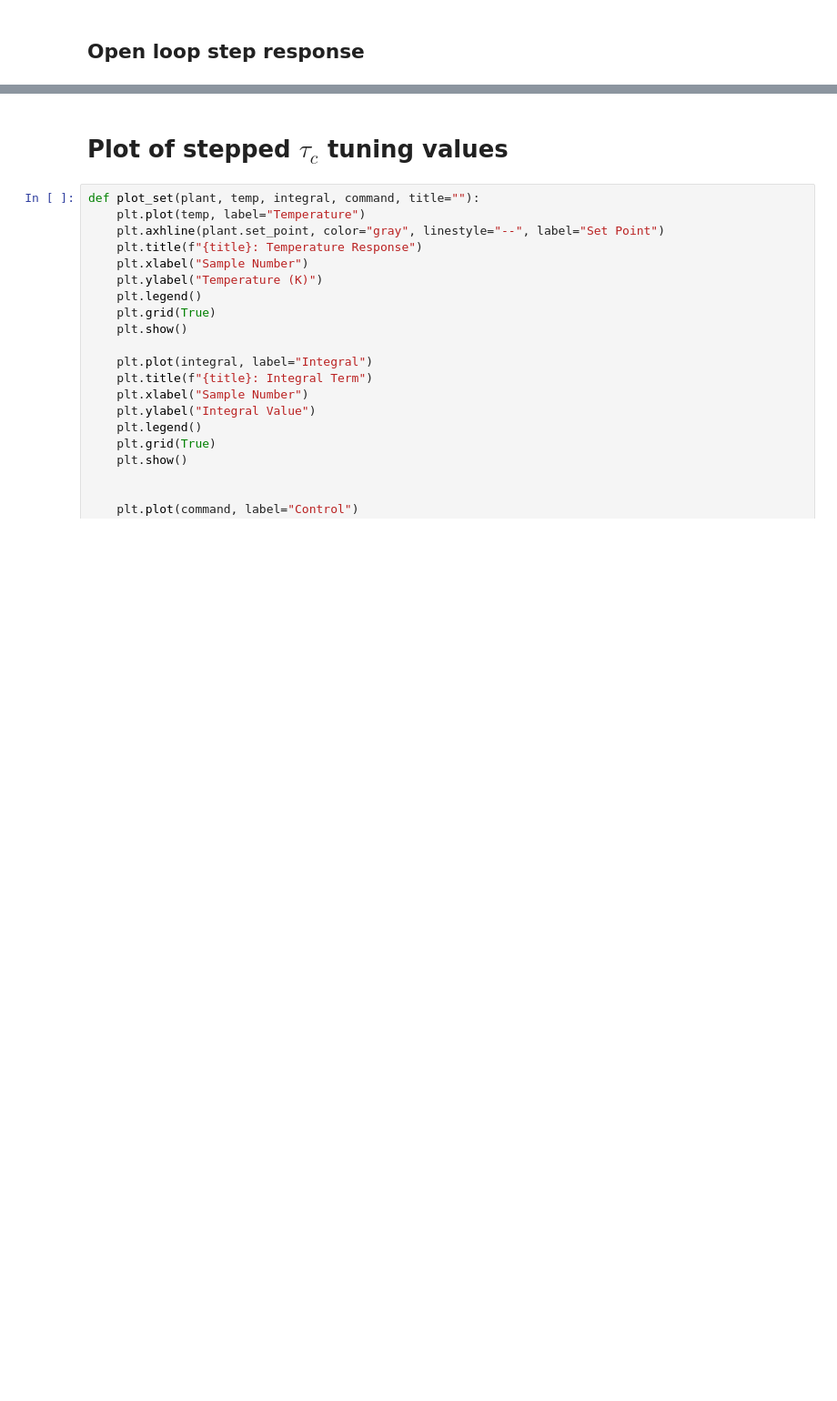
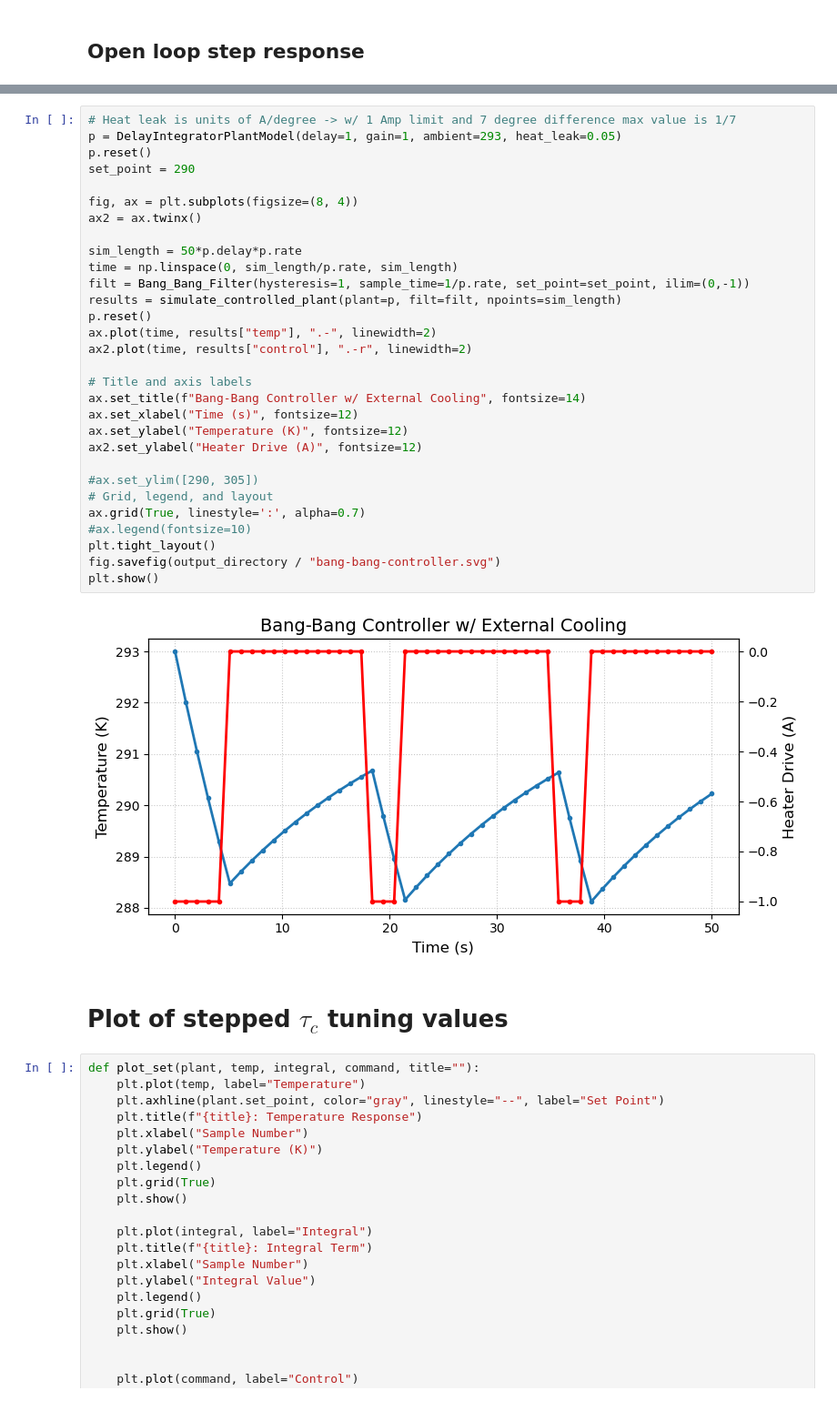
Before and after one commit to snhobbs/tec-pid-tuning, a Jupyter notebook: PITuningNotebook.ipynb, the cells around one changed output, grey strips where cells are left out. Shown: that part at 91% size. Cells and saved outputs as stored; diff of their text form; blank space fills up the shorter version.

Commit message:
adding 'bang-bang' controller example

```diff
--- a/PITuningNotebook.ipynb
+++ b/PITuningNotebook.ipynb
@@ -104,3 +114,35 @@ plt.show()
+# %%
+# Heat leak is units of A/degree -> w/ 1 Amp limit and 7 degree difference max value is 1/7
+p = DelayIntegratorPlantModel(delay=1, gain=1, ambient=293, heat_leak=0.05)
+p.reset()
+set_point = 290
+
+fig, ax = plt.subplots(figsize=(8, 4))
+ax2 = ax.twinx()
+
+sim_length = 50*p.delay*p.rate
+time = np.linspace(0, sim_length/p.rate, sim_length)
+filt = Bang_Bang_Filter(hysteresis=1, sample_time=1/p.rate, set_point=set_point, ilim=(0,-1))
+results = simulate_controlled_plant(plant=p, filt=filt, npoints=sim_length)
+p.reset()
+ax.plot(time, results["temp"], ".-", linewidth=2)
+ax2.plot(time, results["control"], ".-r", linewidth=2)
+
+# Title and axis labels
+ax.set_title(f"Bang-Bang Controller w/ External Cooling", fontsize=14)
+ax.set_xlabel("Time (s)", fontsize=12)
+ax.set_ylabel("Temperature (K)", fontsize=12)
+ax2.set_ylabel("Heater Drive (A)", fontsize=12)
+
+#ax.set_ylim([290, 305])
+# Grid, legend, and layout
+ax.grid(True, linestyle=':', alpha=0.7)
+#ax.legend(fontsize=10)
+plt.tight_layout()
+fig.savefig(output_directory / "bang-bang-controller.svg")
+plt.show()
+# %% [output]
+[figure, added]
 # %% [markdown]
 # Plot of stepped $\tau_c$ tuning values
 # %%
```
Also changed, not shown: parts of 10 cells of this notebook, 13 other files.
